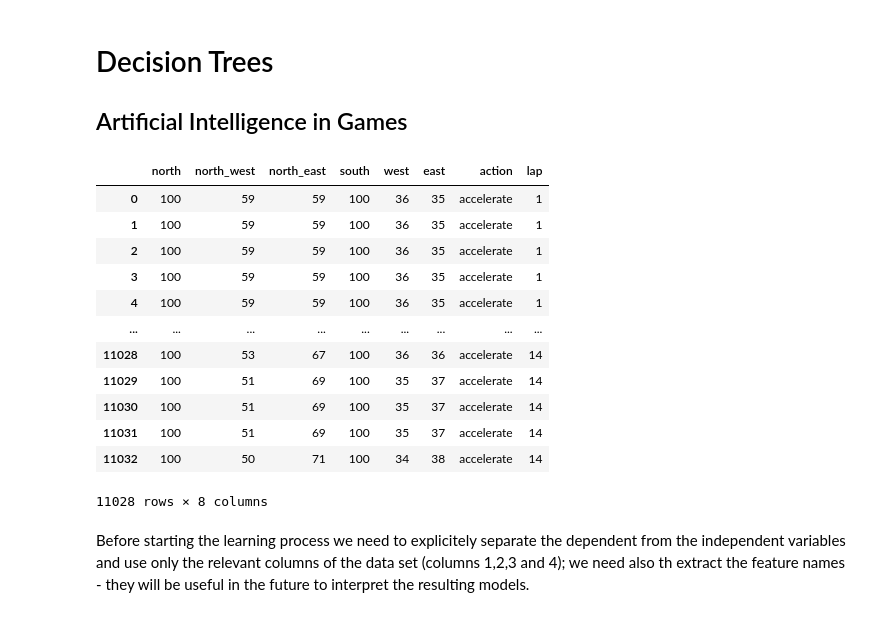
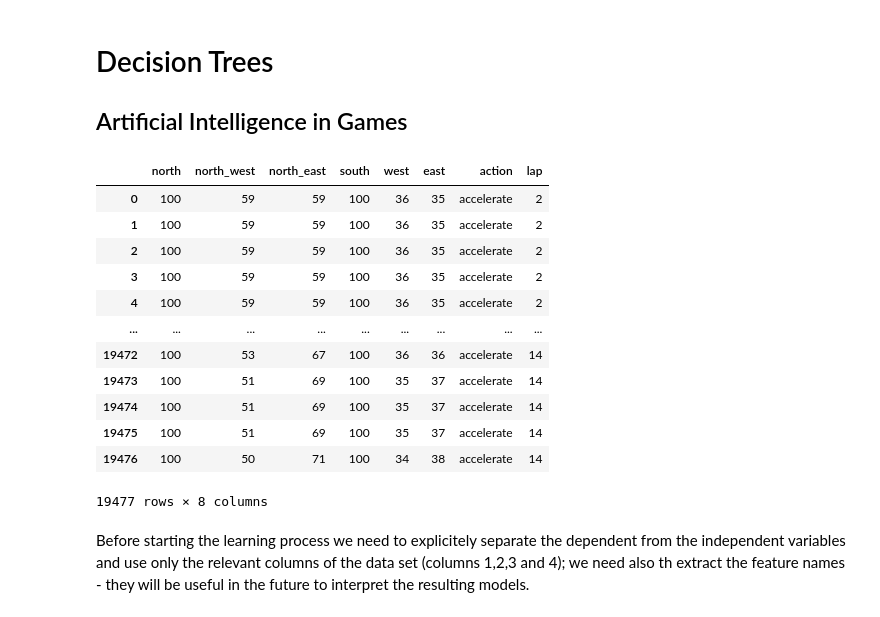
Before and after one commit to davidcurral/AI-Car-Racing-Project, a Jupyter notebook: ProjectIAGames_24_25/DecisonTree_Learning.ipynb, the cells around one changed output. Drawn from its saved outputs; the diff is of its cells as text; code cells hidden in the pictures.

```diff
--- a/ProjectIAGames_24_25/DecisonTree_Learning.ipynb
+++ b/ProjectIAGames_24_25/DecisonTree_Learning.ipynb
@@ -6,25 +6,25 @@ import sklearn
 import pandas as pd
 import numpy as np
 # %%
-df_laps = pd.read_csv("training data/training_data2.csv")
+df_laps = pd.read_csv("training data/training_data.csv")
 
 mask = df_laps['action'] == 'none' # remove none entry rows
 df_laps = df_laps[~mask]
 df_laps
 # %% [output]
 |  | north | north_west | north_east | south | west | east | action | lap |
-| 0 | 100 | 59 | 59 | 100 | 36 | 35 | accelerate | 1 |
-| 1 | 100 | 59 | 59 | 100 | 36 | 35 | accelerate | 1 |
-| 2 | 100 | 59 | 59 | 100 | 36 | 35 | accelerate | 1 |
-| 3 | 100 | 59 | 59 | 100 | 36 | 35 | accelerate | 1 |
-| 4 | 100 | 59 | 59 | 100 | 36 | 35 | accelerate | 1 |
+| 0 | 100 | 59 | 59 | 100 | 36 | 35 | accelerate | 2 |
+| 1 | 100 | 59 | 59 | 100 | 36 | 35 | accelerate | 2 |
+| 2 | 100 | 59 | 59 | 100 | 36 | 35 | accelerate | 2 |
+| 3 | 100 | 59 | 59 | 100 | 36 | 35 | accelerate | 2 |
+| 4 | 100 | 59 | 59 | 100 | 36 | 35 | accelerate | 2 |
 | ... | ... | ... | ... | ... | ... | ... | ... | ... |
-| 11028 | 100 | 53 | 67 | 100 | 36 | 36 | accelerate | 14 |
-| 11029 | 100 | 51 | 69 | 100 | 35 | 37 | accelerate | 14 |
-| 11030 | 100 | 51 | 69 | 100 | 35 | 37 | accelerate | 14 |
-| 11031 | 100 | 51 | 69 | 100 | 35 | 37 | accelerate | 14 |
-| 11032 | 100 | 50 | 71 | 100 | 34 | 38 | accelerate | 14 |
+| 19472 | 100 | 53 | 67 | 100 | 36 | 36 | accelerate | 14 |
+| 19473 | 100 | 51 | 69 | 100 | 35 | 37 | accelerate | 14 |
+| 19474 | 100 | 51 | 69 | 100 | 35 | 37 | accelerate | 14 |
+| 19475 | 100 | 51 | 69 | 100 | 35 | 37 | accelerate | 14 |
+| 19476 | 100 | 50 | 71 | 100 | 34 | 38 | accelerate | 14 |
-11028 rows × 8 columns
+19477 rows × 8 columns
 # %% [markdown]
 Before starting the learning process we need to explicitely separate the dependent from the independent variables and use only the relevant columns of the data set (columns 1,2,3 and 4); we need also th extract the feature names - they will be useful in the future to interpret the resulting models.
 # %%
```
Also changed, not shown: parts of 11 cells of this notebook, 2 other files.
